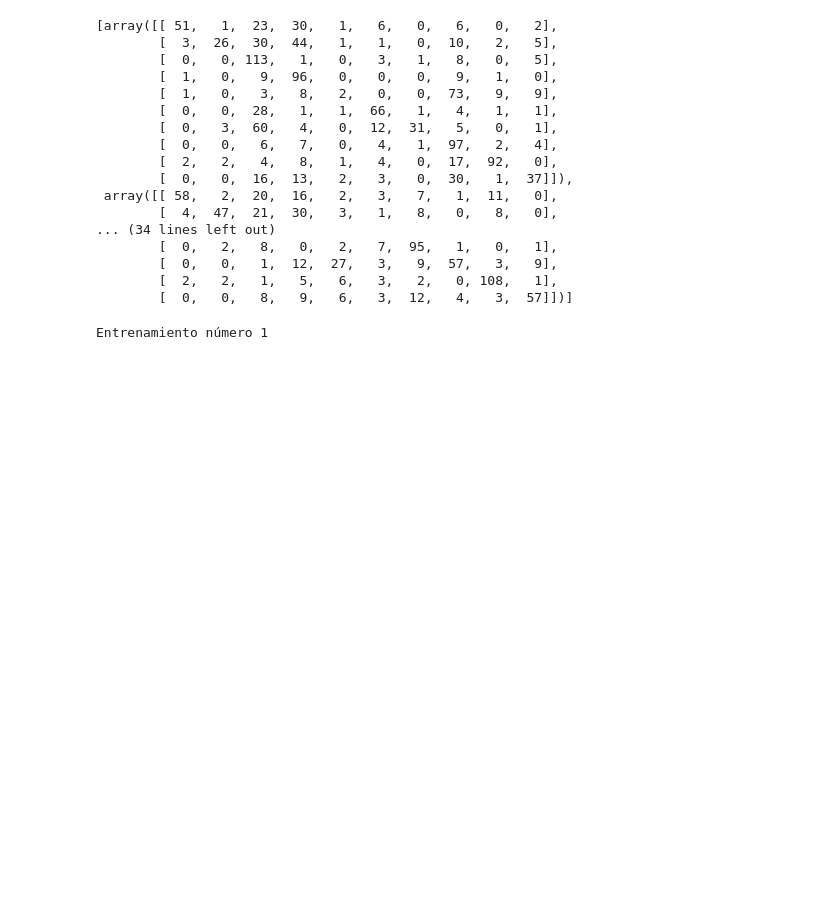
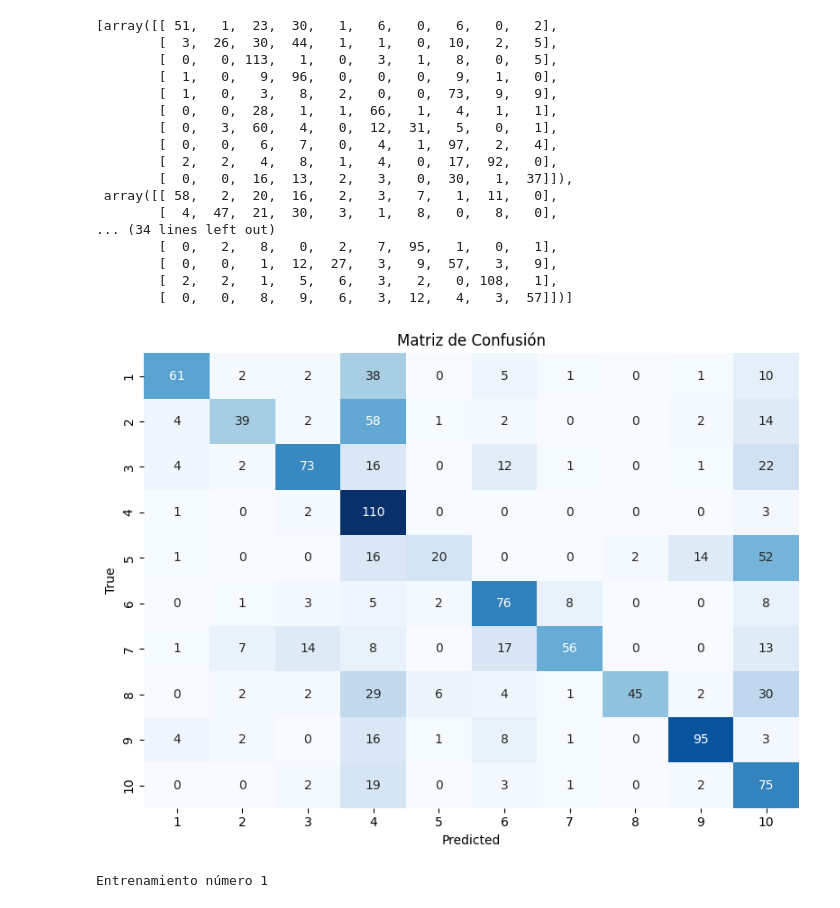
Before and after one commit to Mieres7/AprendizajeAutomatico, a Jupyter notebook: Tarea 2/AATarea2.ipynb, the cells around one changed output. Drawn from its saved outputs; the diff is of its cells as text; code cells hidden in the pictures; blank space fills up the shorter version.

```diff
--- a/Tarea 2/AATarea2.ipynb
+++ b/Tarea 2/AATarea2.ipynb
@@ -430,6 +467,20 @@ cm_1
         [  0,   0,   1,  12,  27,   3,   9,  57,   3,   9],
         [  2,   2,   1,   5,   6,   3,   2,   0, 108,   1],
         [  0,   0,   8,   9,   6,   3,  12,   4,   3,  57]])]
+# %%
+data = np.array([[ 61,   2,   2,  38,   0,   5,   1,   0,   1,  10],
+        [  4,  39,   2,  58,   1,   2,   0,   0,   2,  14],
+        [  4,   2,  73,  16,   0,  12,   1,   0,   1,  22],
+        [  1,   0,   2, 110,   0,   0,   0,   0,   0,   3],
+        [  1,   0,   0,  16,  20,   0,   0,   2,  14,  52],
+        [  0,   1,   3,   5,   2,  76,   8,   0,   0,   8],
+        [  1,   7,  14,   8,   0,  17,  56,   0,   0,  13],
+        [  0,   2,   2,  29,   6,   4,   1,  45,   2,  30],
+        [  4,   2,   0,  16,   1,   8,   1,   0,  95,   3],
+        [  0,   0,   2,  19,   0,   3,   1,   0,   2,  75]])
+plot_confusion_matrix(data)
+# %% [output]
+[figure, added]
 # %%
 # Modelo 2 - QuickDraw-10
 # Detalles:
```
Also changed, not shown: parts of 13 cells of this notebook.
